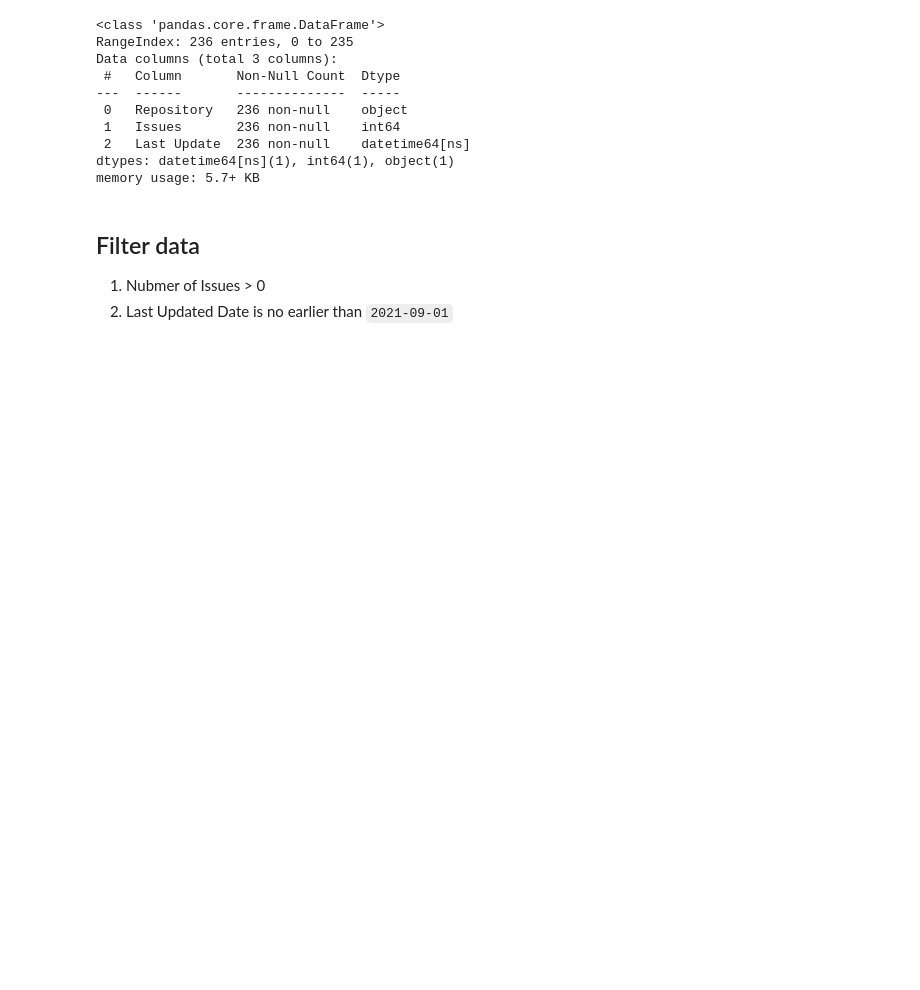
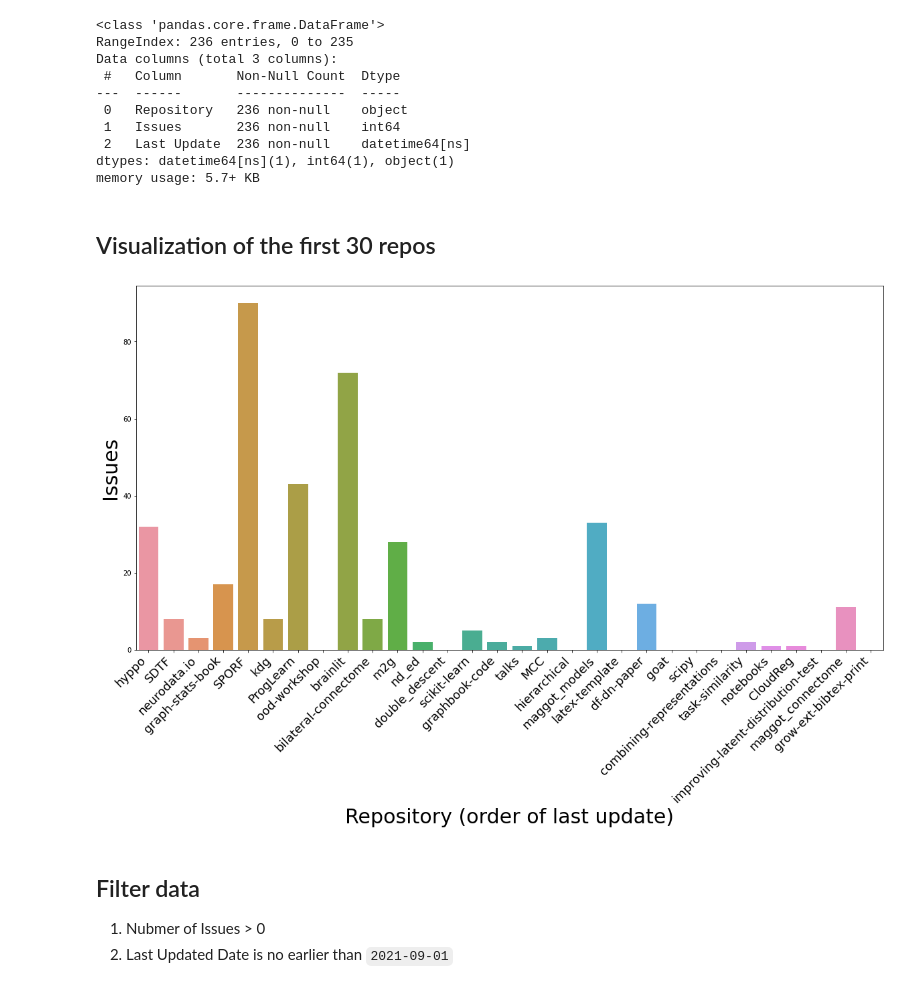
Before and after one commit to jshinm/web-scrapper, a Jupyter notebook: web-scrapper.ipynb, the cells around one changed output. Drawn from its saved outputs; the diff is of its cells as text; code cells hidden in the pictures; blank space fills up the shorter version.

Commit message:
add b4 and after visualization

```diff
--- a/web-scrapper.ipynb
+++ b/web-scrapper.ipynb
@@ -128,6 +128,19 @@ Data columns (total 3 columns):
  2   Last Update  236 non-null    datetime64[ns]
 dtypes: datetime64[ns](1), int64(1), object(1)
 memory usage: 5.7+ KB
+# %% [markdown]
+## Visualization of the first 30 repos
+# %%
+xlabel = 'Repository'
+ylabel = 'Issues'
+
+fig, ax = plt.subplots(1,1, figsize=(20,10))
+sns.barplot(data=df.head(30), x=xlabel, y=ylabel, ax=ax)
+ax.set_xticklabels(labels=df['Repository'][:30], rotation=45, ha='right', fontsize=18);
+ax.set_xlabel(xlabel=xlabel+' (order of last update)', fontsize=30);
+ax.set_ylabel(ylabel=ylabel, fontsize=30);
+# %% [output]
+[figure, added]
 # %% [markdown]
 ## Filter data
 1. Nubmer of Issues > 0
```
Also changed, not shown: parts of 3 cells of this notebook.
